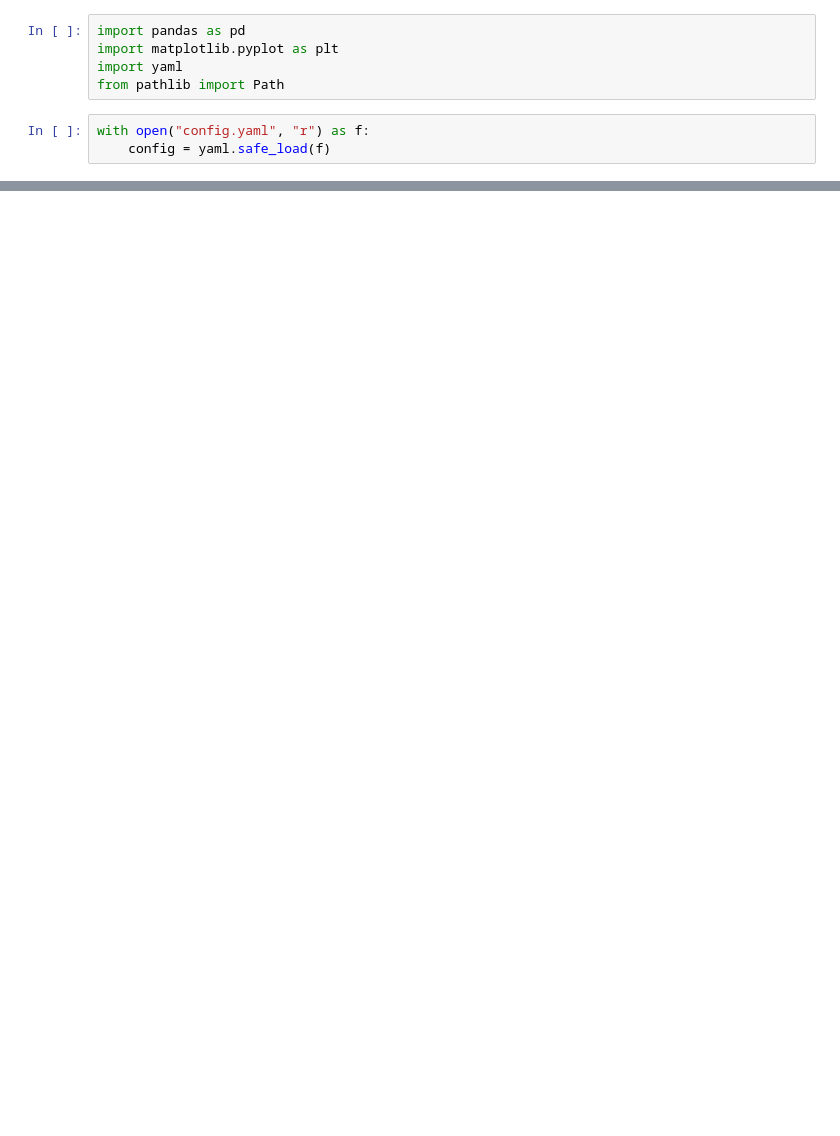
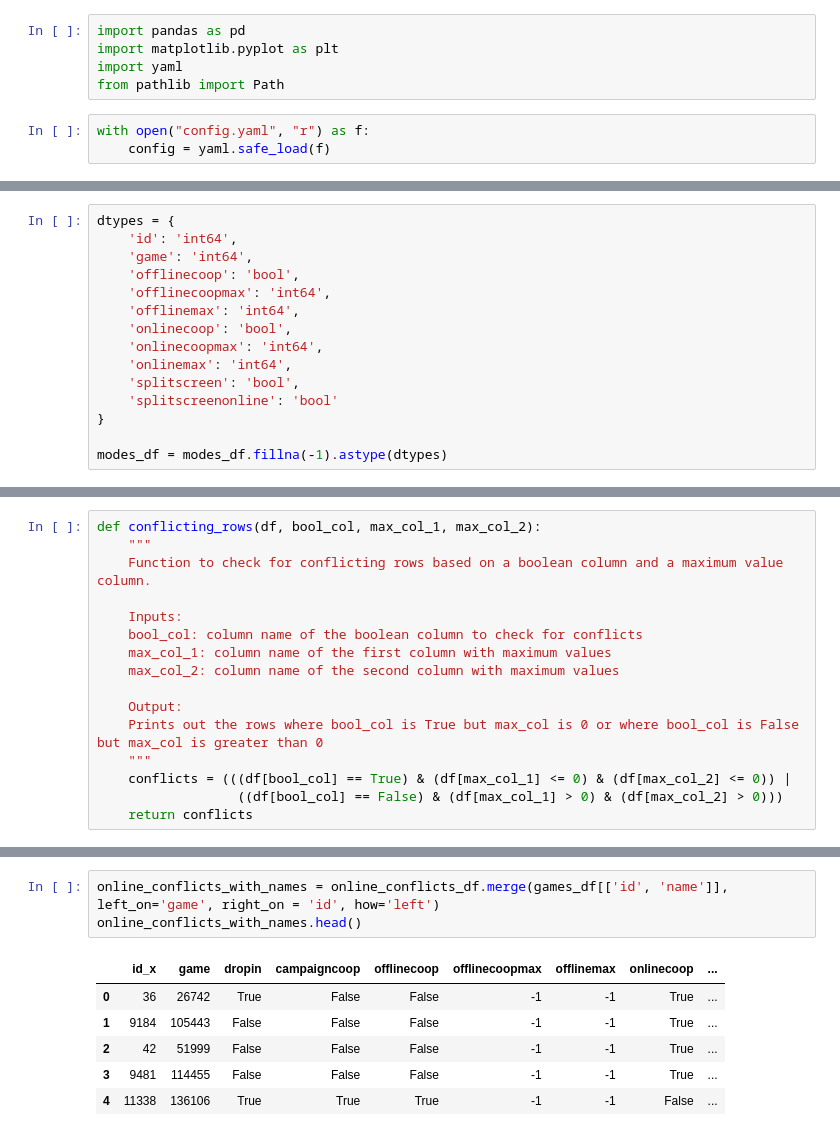
Before and after one commit to ModernNeesh/GotAnyGames, a Jupyter notebook: eda.ipynb, the cells around one changed output, grey strips where cells are left out. Drawn from its saved outputs; the diff is of its cells as text; blank space fills up the shorter version.

```diff
--- a/eda.ipynb
+++ b/eda.ipynb
@@ -78,0 +81,15 @@ Yoshi: ['genres_Strategy', 'platforms_Family Computer', 'platforms_Game Boy', 'p
+# %%
+dtypes = {
+    'id': 'int64',
+    'game': 'int64',
+    'offlinecoop': 'bool',
+    'offlinecoopmax': 'int64',
+    'offlinemax': 'int64',
+    'onlinecoop': 'bool',
+    'onlinecoopmax': 'int64',
+    'onlinemax': 'int64',
+    'splitscreen': 'bool',
+    'splitscreenonline': 'bool'
+}
+
+modes_df = modes_df.fillna(-1).astype(dtypes)
@@ -78,0 +98,16 @@ Yoshi: ['genres_Strategy', 'platforms_Family Computer', 'platforms_Game Boy', 'p
+# %%
+def conflicting_rows(df, bool_col, max_col_1, max_col_2):
+    """
+    Function to check for conflicting rows based on a boolean column and a maximum value column.
+
+    Inputs:
+    bool_col: column name of the boolean column to check for conflicts
+    max_col_1: column name of the first column with maximum values
+    max_col_2: column name of the second column with maximum values
+
+    Output:
+    Prints out the rows where bool_col is True but max_col is 0 or where bool_col is False but max_col is greater than 0
+    """
+    conflicts = (((df[bool_col] == True) & (df[max_col_1] <= 0) & (df[max_col_2] <= 0)) |
+                  ((df[bool_col] == False) & (df[max_col_1] > 0) & (df[max_col_2] > 0)))
+    return conflicts
@@ -78,0 +128,10 @@ Yoshi: ['genres_Strategy', 'platforms_Family Computer', 'platforms_Game Boy', 'p
+# %%
+online_conflicts_with_names = online_conflicts_df.merge(games_df[['id', 'name']], left_on='game', right_on = 'id', how='left')
+online_conflicts_with_names.head()
+# %% [output]
+|  | id_x | game | dropin | campaigncoop | offlinecoop | offlinecoopmax | offlinemax | onlinecoop | ... |
+| 0 | 36 | 26742 | True | False | False | -1 | -1 | True | ... |
+| 1 | 9184 | 105443 | False | False | False | -1 | -1 | True | ... |
+| 2 | 42 | 51999 | False | False | False | -1 | -1 | True | ... |
+| 3 | 9481 | 114455 | False | False | False | -1 | -1 | True | ... |
+| 4 | 11338 | 136106 | True | True | True | -1 | -1 | False | ... |
```
Also changed, not shown: parts of 17 cells of this notebook, 3 other files.
